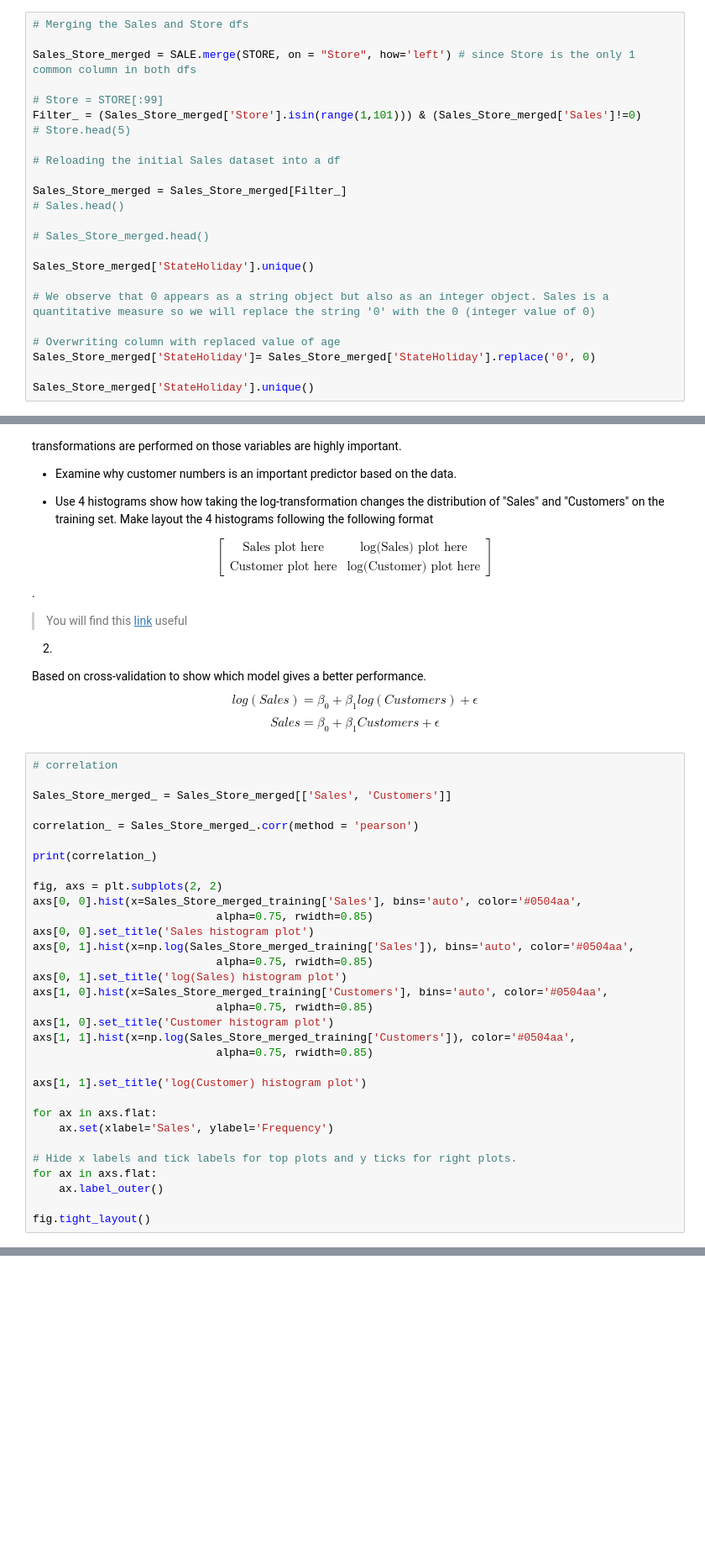
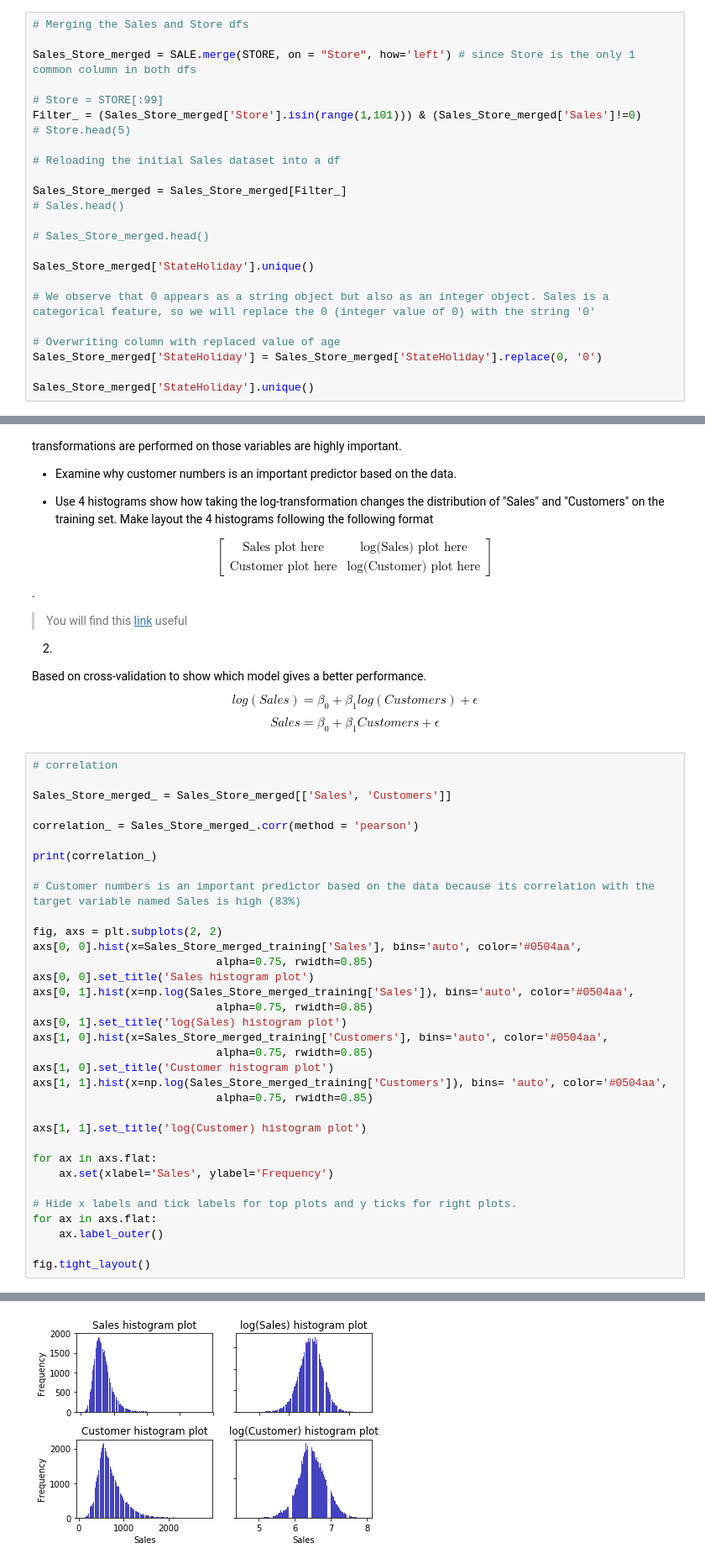
Before and after one commit to alex-papaioannou/BA, a Jupyter notebook: aap2204_hw2.ipynb, the cells around one changed output, grey strips where cells are left out. Shown at 84% size. Saved outputs shown, nothing was run; the diff lists cells and outputs as text; blank space fills up the shorter version.

```diff
--- a/aap2204_hw2.ipynb
+++ b/aap2204_hw2.ipynb
@@ -116,10 +116,10 @@ Sales_Store_merged = Sales_Store_merged[Filter_]
 
 Sales_Store_merged['StateHoliday'].unique()
 
-# We observe that 0 appears as a string object but also as an integer object. Sales is a quantitative measure so we will replace the string '0' with the 0 (integer value of 0)
+# We observe that 0 appears as a string object but also as an integer object. Sales is a categorical feature, so we will replace the 0 (integer value of 0) with the string '0'
 
 # Overwriting column with replaced value of age
-Sales_Store_merged['StateHoliday']= Sales_Store_merged['StateHoliday'].replace('0', 0)
+Sales_Store_merged['StateHoliday'] = Sales_Store_merged['StateHoliday'].replace(0, '0')
 
 Sales_Store_merged['StateHoliday'].unique()
 # %% [output]
@@ -198,6 +198,8 @@ Sales_Store_merged_ = Sales_Store_merged[['Sales', 'Customers']]
 correlation_ = Sales_Store_merged_.corr(method = 'pearson')
 
 print(correlation_)
+
+# Customer numbers is an important predictor based on the data because its correlation with the target variable named Sales is high (83%)
 
 fig, axs = plt.subplots(2, 2)
 axs[0, 0].hist(x=Sales_Store_merged_training['Sales'], bins='auto', color='#0504aa',
@@ -209,7 +211,7 @@ axs[0, 1].set_title('log(Sales) histogram plot')
 axs[1, 0].hist(x=Sales_Store_merged_training['Customers'], bins='auto', color='#0504aa',
                             alpha=0.75, rwidth=0.85)
 axs[1, 0].set_title('Customer histogram plot')
-axs[1, 1].hist(x=np.log(Sales_Store_merged_training['Customers']), color='#0504aa',
+axs[1, 1].hist(x=np.log(Sales_Store_merged_training['Customers']), bins= 'auto', color='#0504aa',
                             alpha=0.75, rwidth=0.85)
 
 axs[1, 1].set_title('log(Customer) histogram plot')
@@ -227,3 +231,4 @@ NameError: ignored
+[figure, added]
 # %%
 #Model training on the training set
 model1=ols(formula="Sales~Customers", data=Sales_Store_merged_training).fit()
```
Also changed, not shown: parts of 15 cells of this notebook.
